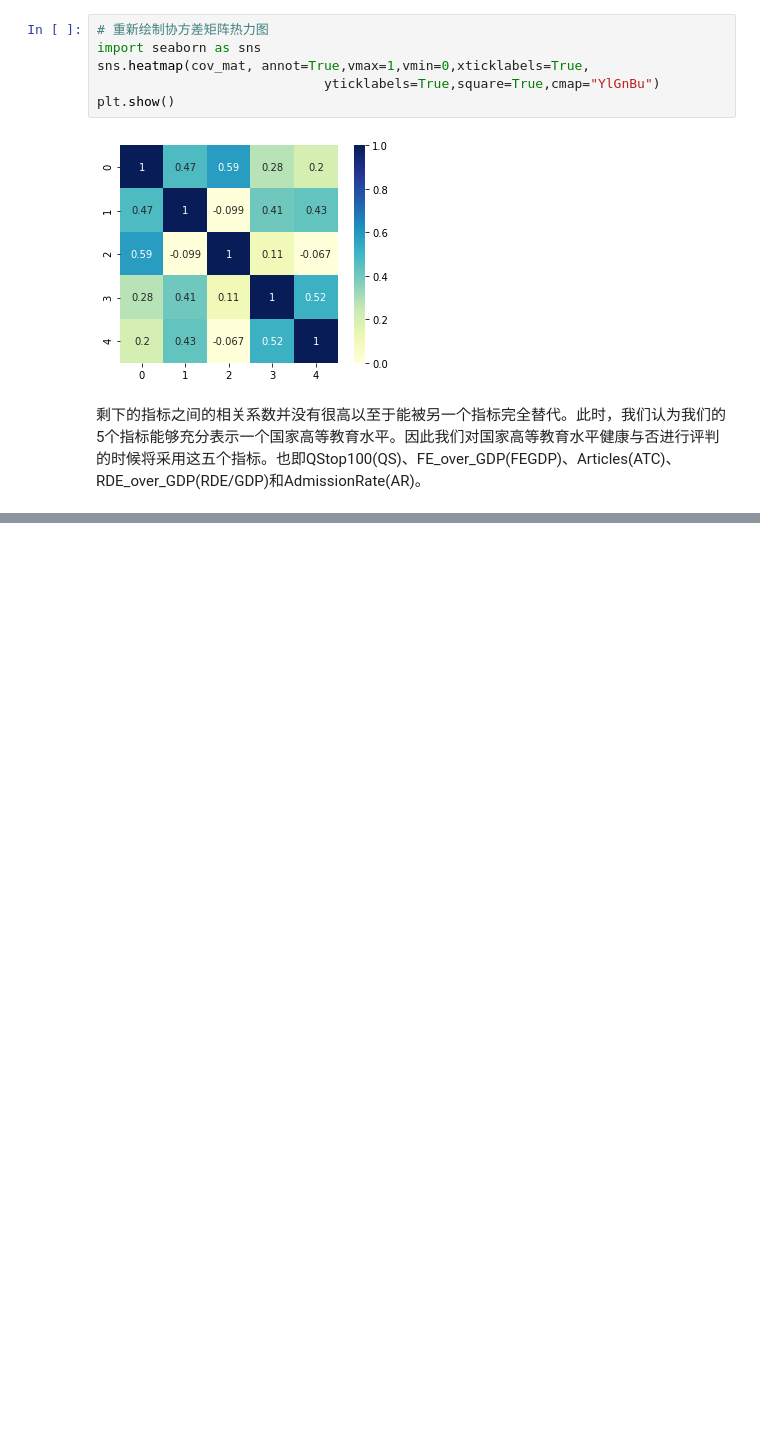
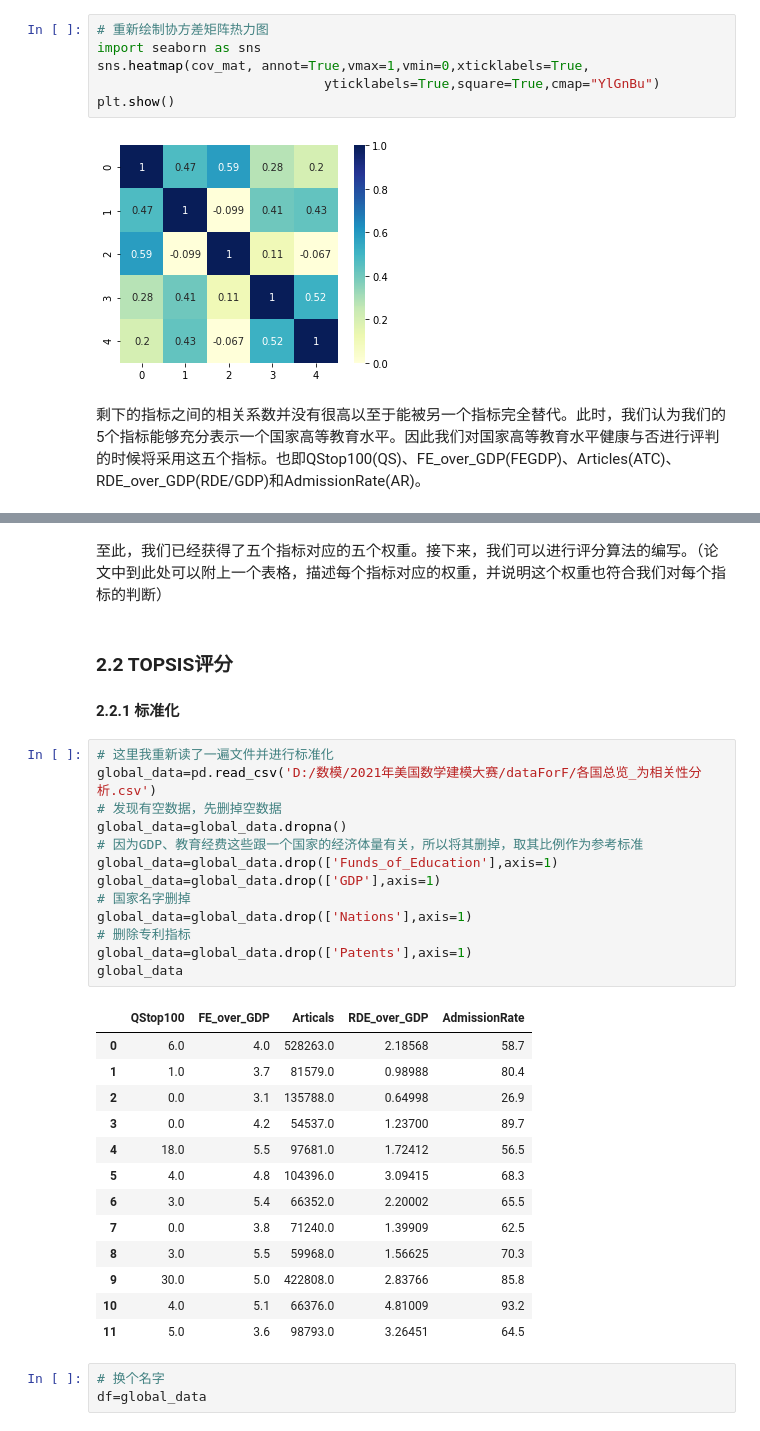
Before and after one commit to Lyman-Smoker/ICM_2021_F, a Jupyter notebook: 美赛F题.ipynb, the cells around one changed output, grey strips where cells are left out. Drawn from its saved outputs; the diff is of its cells as text; blank space fills up the shorter version.

```diff
--- a/美赛F题.ipynb
+++ b/美赛F题.ipynb
@@ -166,0 +301,35 @@ plt.show()
+# %% [markdown]
+至此，我们已经获得了五个指标对应的五个权重。接下来，我们可以进行评分算法的编写。（论文中到此处可以附上一个表格，描述每个指标对应的权重，并说明这个权重也符合我们对每个指标的判断）
+# %% [markdown]
+### 2.2 TOPSIS评分
+#### 2.2.1 标准化
+# %%
+# 这里我重新读了一遍文件并进行标准化
+global_data=pd.read_csv('D:/数模/2021年美国数学建模大赛/dataForF/各国总览_为相关性分析.csv')
+# 发现有空数据，先删掉空数据
+global_data=global_data.dropna()
+# 因为GDP、教育经费这些跟一个国家的经济体量有关，所以将其删掉，取其比例作为参考标准
+global_data=global_data.drop(['Funds_of_Education'],axis=1)
+global_data=global_data.drop(['GDP'],axis=1)
+# 国家名字删掉
+global_data=global_data.drop(['Nations'],axis=1)
+# 删除专利指标
+global_data=global_data.drop(['Patents'],axis=1)
+global_data
+# %% [output]
+|  | QStop100 | FE_over_GDP | Articals | RDE_over_GDP | AdmissionRate |
+| 0 | 6.0 | 4.0 | 528263.0 | 2.18568 | 58.7 |
+| 1 | 1.0 | 3.7 | 81579.0 | 0.98988 | 80.4 |
+| 2 | 0.0 | 3.1 | 135788.0 | 0.64998 | 26.9 |
+| 3 | 0.0 | 4.2 | 54537.0 | 1.23700 | 89.7 |
+| 4 | 18.0 | 5.5 | 97681.0 | 1.72412 | 56.5 |
+| 5 | 4.0 | 4.8 | 104396.0 | 3.09415 | 68.3 |
+| 6 | 3.0 | 5.4 | 66352.0 | 2.20002 | 65.5 |
+| 7 | 0.0 | 3.8 | 71240.0 | 1.39909 | 62.5 |
+| 8 | 3.0 | 5.5 | 59968.0 | 1.56625 | 70.3 |
+| 9 | 30.0 | 5.0 | 422808.0 | 2.83766 | 85.8 |
+| 10 | 4.0 | 5.1 | 66376.0 | 4.81009 | 93.2 |
+| 11 | 5.0 | 3.6 | 98793.0 | 3.26451 | 64.5 |
+# %%
+# 换个名字
+df=global_data
```
Also changed, not shown: parts of 24 cells of this notebook.
